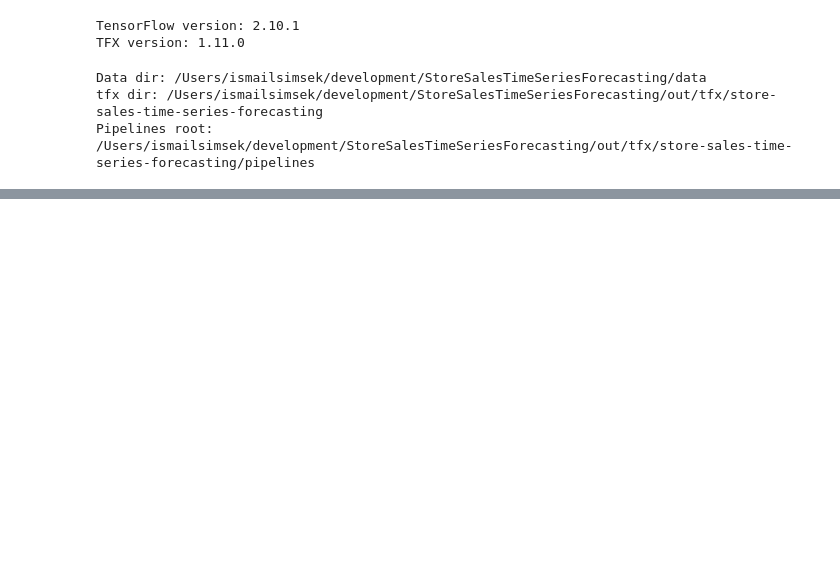
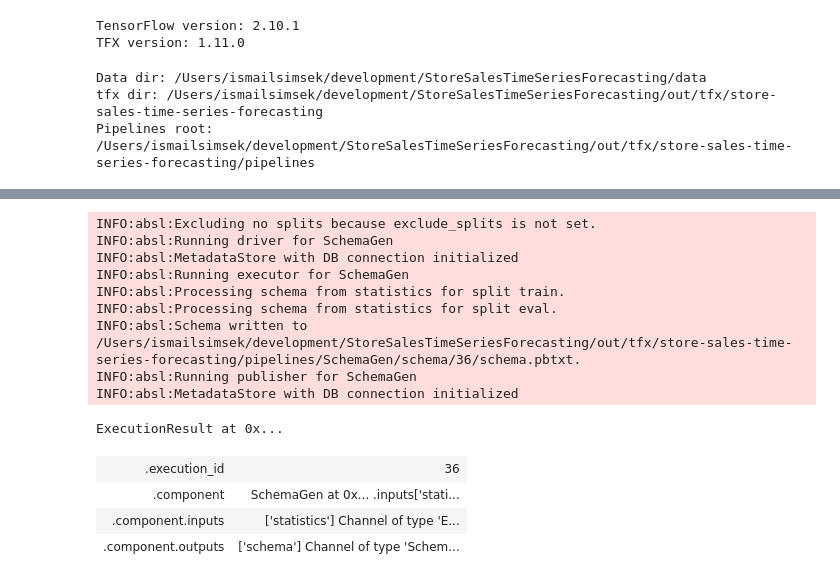
Before and after one commit to ismailsimsek/StoreSalesTimeSeriesForecasting, a Jupyter notebook: model_tfx.ipynb, the cells around one changed output, grey strips where cells are left out. Saved outputs shown, nothing was run; the diff lists cells and outputs as text; code cells hidden in the pictures; blank space fills up the shorter version.

```diff
--- a/model_tfx.ipynb
+++ b/model_tfx.ipynb
@@ -120,0 +108,18 @@ print('----------------------')
+# %%
+schema_gen = SchemaGen(statistics=statistics_gen.outputs['statistics'], infer_feature_shape=True)
+context.run(schema_gen, enable_cache=True)
+# %% [output]
+INFO:absl:Excluding no splits because exclude_splits is not set.
+INFO:absl:Running driver for SchemaGen
+INFO:absl:MetadataStore with DB connection initialized
+INFO:absl:Running executor for SchemaGen
+INFO:absl:Processing schema from statistics for split train.
+INFO:absl:Processing schema from statistics for split eval.
+INFO:absl:Schema written to /Users/ismailsimsek/development/StoreSalesTimeSeriesForecasting/out/tfx/store-sales-time-series-forecasting/pipelines/SchemaGen/schema/36/schema.pbtxt.
+INFO:absl:Running publisher for SchemaGen
+INFO:absl:MetadataStore with DB connection initialized
+ExecutionResult at 0x...
+| .execution_id | 36 |
+| .component | SchemaGen at 0x... .inputs['stati... |
+| .component.inputs | ['statistics'] Channel of type 'E... |
+| .component.outputs | ['schema'] Channel of type 'Schem... |
```
Also changed, not shown: parts of 10 cells of this notebook.
